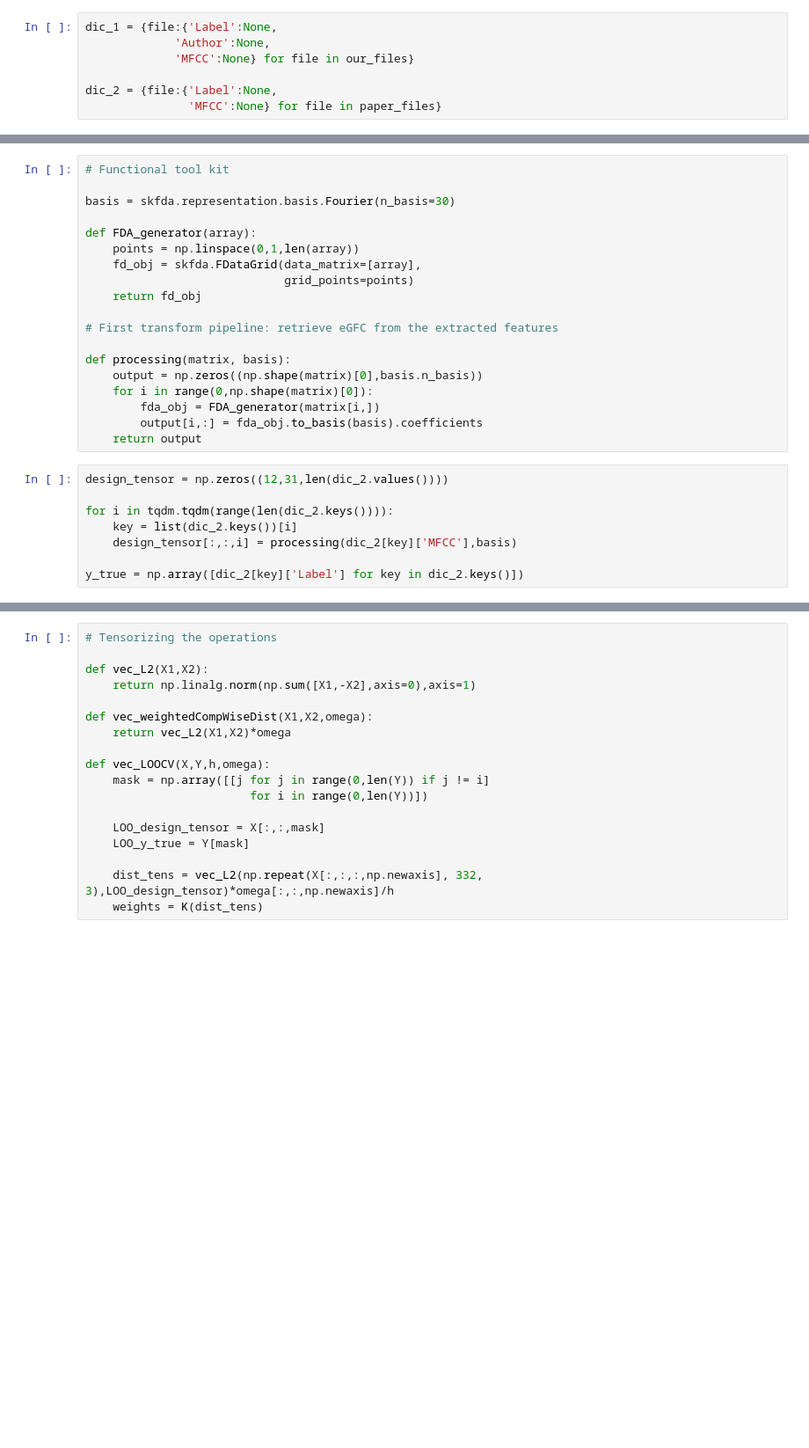
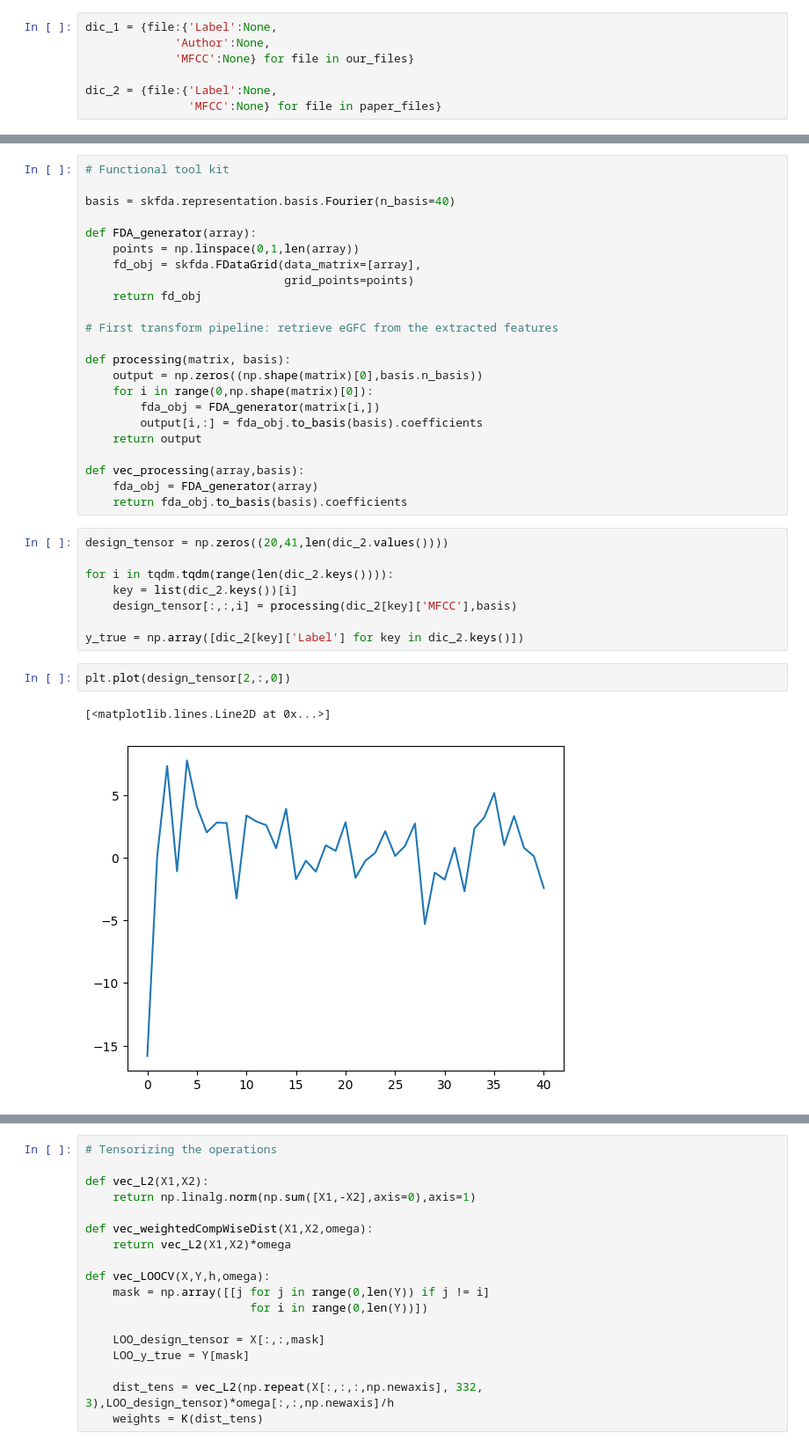
Before and after one commit to FedericoAlvetreti/TherMike, a Jupyter notebook: PYpeline.ipynb, the cells around one changed output, grey strips where cells are left out. Shown: that part at 88% size. Saved outputs shown, nothing was run; the diff lists cells and outputs as text; blank space fills up the shorter version.

```diff
--- a/PYpeline.ipynb
+++ b/PYpeline.ipynb
@@ -53,7 +59,7 @@ plt.plot(dic_2[keys[1]]['MFCC'].transpose())
 # %%
 # Functional tool kit
 
-basis = skfda.representation.basis.Fourier(n_basis=30)
+basis = skfda.representation.basis.Fourier(n_basis=40)
 
 def FDA_generator(array):
     points = np.linspace(0,1,len(array))
@@ -69,14 +75,23 @@ def processing(matrix, basis):
         fda_obj = FDA_generator(matrix[i,])
         output[i,:] = fda_obj.to_basis(basis).coefficients
     return output
+
+def vec_processing(array,basis):
+    fda_obj = FDA_generator(array)
+    return fda_obj.to_basis(basis).coefficients
 # %%
-design_tensor = np.zeros((12,31,len(dic_2.values())))
+design_tensor = np.zeros((20,41,len(dic_2.values())))
 
 for i in tqdm.tqdm(range(len(dic_2.keys()))):
     key = list(dic_2.keys())[i]
     design_tensor[:,:,i] = processing(dic_2[key]['MFCC'],basis)
 
 y_true = np.array([dic_2[key]['Label'] for key in dic_2.keys()])
+# %%
+plt.plot(design_tensor[2,:,0])
+# %% [output]
+[<matplotlib.lines.Line2D at 0x...>]
+[figure, added]
 # %%
 design_tensor.shape
 # %% [output]
```
Also changed, not shown: parts of 9 cells of this notebook, 10 other files.
